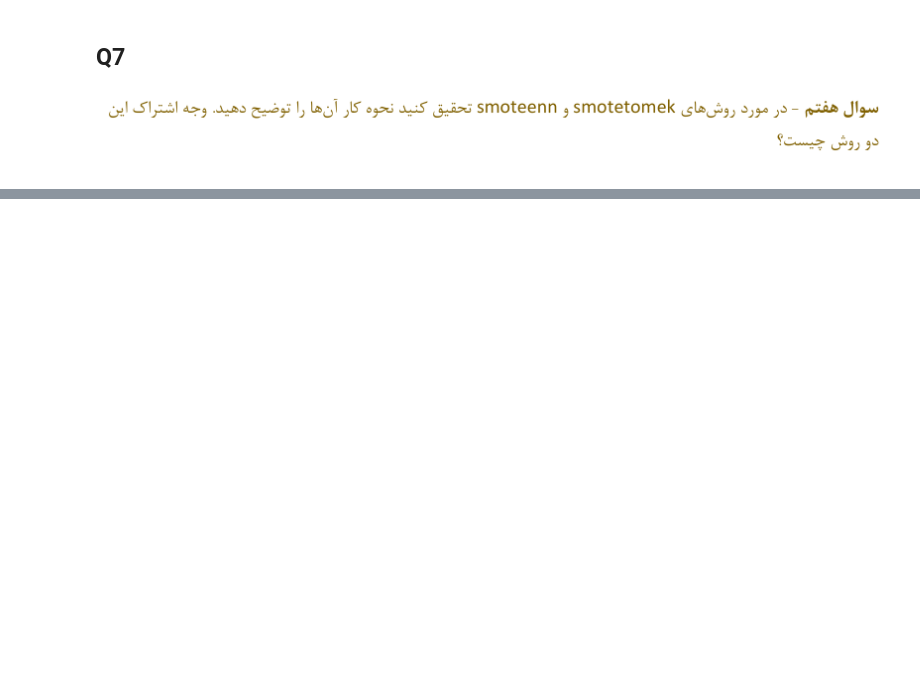
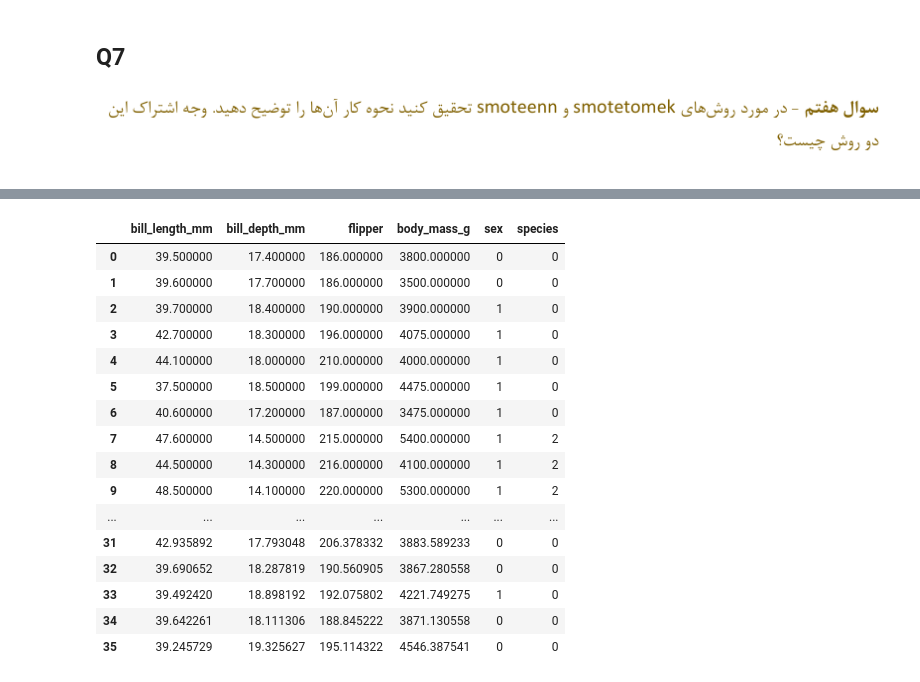
Before and after one commit to mohamadch91/Data-Mining-course, a Jupyter notebook: HW1/HW1.ipynb, the cells around one changed output, grey strips where cells are left out. Cells and saved outputs as stored; diff of their text form; code cells hidden in the pictures; blank space fills up the shorter version.

```diff
--- a/HW1/HW1.ipynb
+++ b/HW1/HW1.ipynb
@@ -95,6 +95,7 @@ le = LabelEncoder()
 new_df['island']=le.fit_transform(new_df['island'])
 new_df['sex']=le.fit_transform(new_df['sex'])
 new_df['species']=le.fit_transform(new_df['species'])
+df=new_df
 new_df
 # %% [output]
 |  | island | bill_length_mm | bill_depth_mm | flipper | body_mass_g | sex | species |
@@ -131,0 +136,37 @@ new_df
+# %%
+# import new package
+from imblearn.combine import SMOTEENN,SMOTETomek
+#remove from dataset
+new_9=df.sample(frac=0.9,random_state=1)
+new=df.drop(new_9.index)
+
+
+smt = SMOTETomek()
+
+# ایجاد شی SMOTEENN
+sme = SMOTEENN()
+
+# تعادل داده ها با روش SMOTETomek
+X_res1, y_res1 = smt.fit_resample(new.drop('island', axis=1), new['island'])
+
+# تعادل داده ها با روش SMOTEENN
+X_res2, y_res2 = sme.fit_resample(new.drop('island', axis=1), new['island'])
+X_res1
+# %% [output]
+|  | bill_length_mm | bill_depth_mm | flipper | body_mass_g | sex | species |
+| 0 | 39.500000 | 17.400000 | 186.000000 | 3800.000000 | 0 | 0 |
+| 1 | 39.600000 | 17.700000 | 186.000000 | 3500.000000 | 0 | 0 |
+| 2 | 39.700000 | 18.400000 | 190.000000 | 3900.000000 | 1 | 0 |
+| 3 | 42.700000 | 18.300000 | 196.000000 | 4075.000000 | 1 | 0 |
+| 4 | 44.100000 | 18.000000 | 210.000000 | 4000.000000 | 1 | 0 |
+| 5 | 37.500000 | 18.500000 | 199.000000 | 4475.000000 | 1 | 0 |
+| 6 | 40.600000 | 17.200000 | 187.000000 | 3475.000000 | 1 | 0 |
+| 7 | 47.600000 | 14.500000 | 215.000000 | 5400.000000 | 1 | 2 |
+| 8 | 44.500000 | 14.300000 | 216.000000 | 4100.000000 | 1 | 2 |
+| 9 | 48.500000 | 14.100000 | 220.000000 | 5300.000000 | 1 | 2 |
+| ... | ... | ... | ... | ... | ... | ... |
+| 31 | 42.935892 | 17.793048 | 206.378332 | 3883.589233 | 0 | 0 |
+| 32 | 39.690652 | 18.287819 | 190.560905 | 3867.280558 | 0 | 0 |
+| 33 | 39.492420 | 18.898192 | 192.075802 | 4221.749275 | 1 | 0 |
+| 34 | 39.642261 | 18.111306 | 188.845222 | 3871.130558 | 0 | 0 |
+| 35 | 39.245729 | 19.325627 | 195.114322 | 4546.387541 | 0 | 0 |
```
Also changed, not shown: parts of 4 cells of this notebook.
